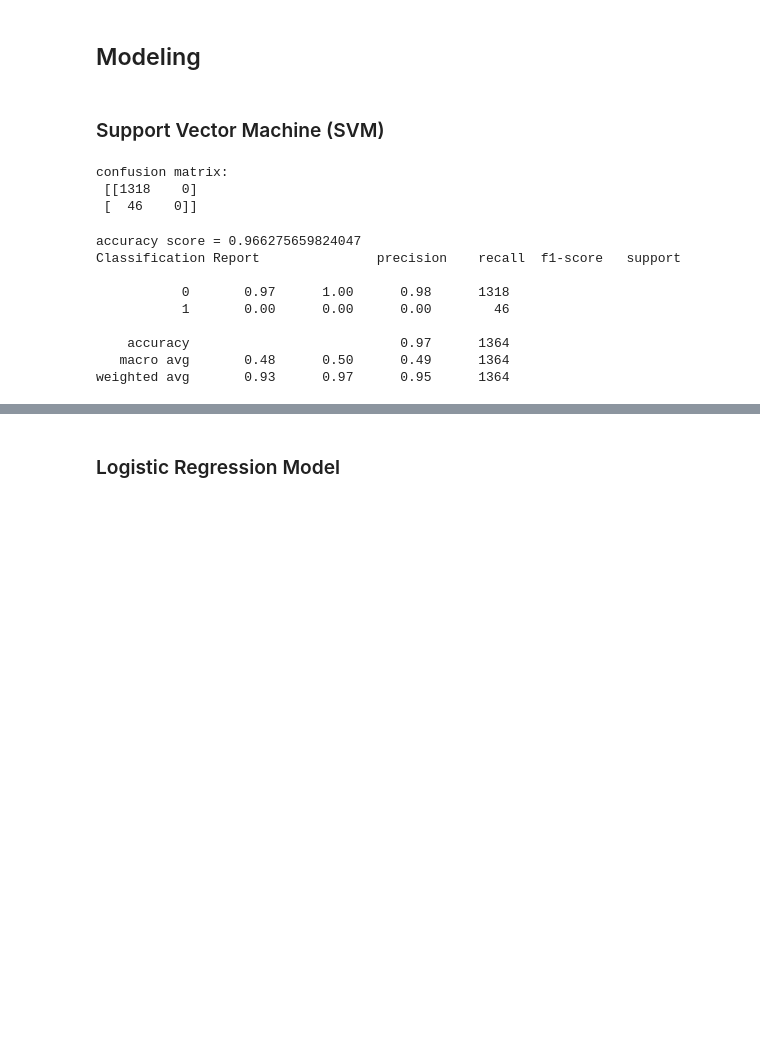
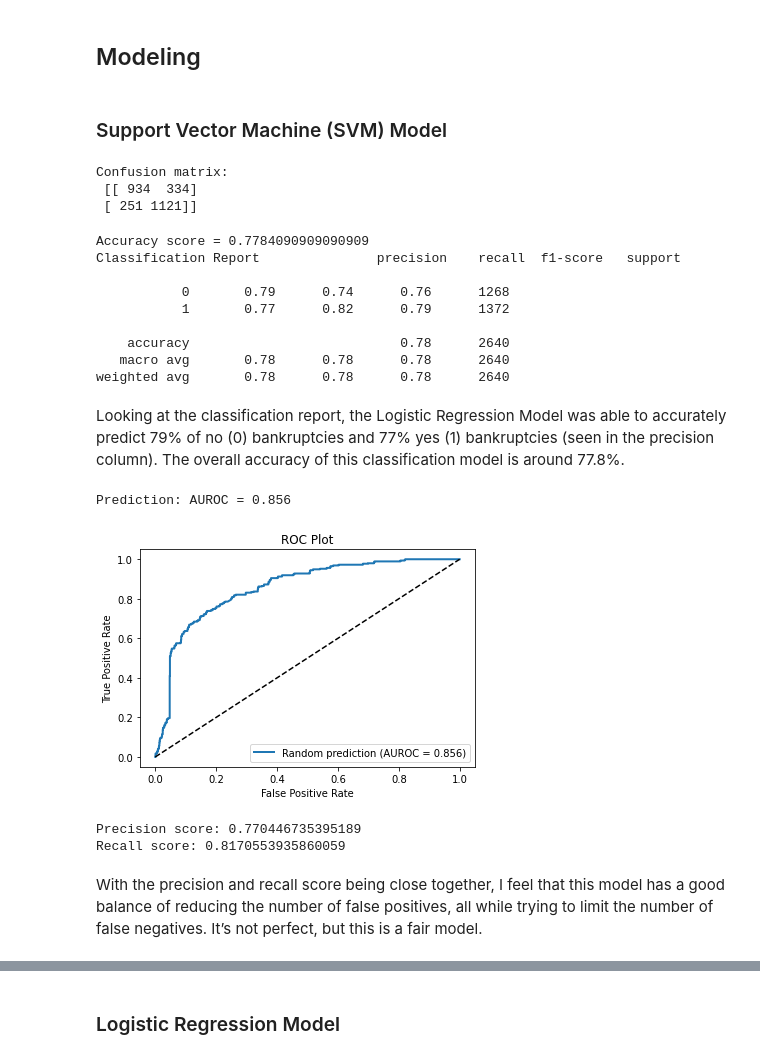
Before and after one commit to DrakeData/Bankruptcy_Prediction, a Jupyter notebook: bankruptcy_pred_main.ipynb, the cells around one changed output, grey strips where cells are left out. Saved outputs shown, nothing was run; the diff lists cells and outputs as text; code cells hidden in the pictures; blank space fills up the shorter version.

```diff
--- a/bankruptcy_pred_main.ipynb
+++ b/bankruptcy_pred_main.ipynb
@@ -119,32 +205,65 @@ y = df['Bankrupt?']
 x_train, x_test, y_train, y_test = train_test_split(x, y, test_size=0.2,
                                                     random_state=0)
 # %% [markdown]
-### Support Vector Machine (SVM)
+### Support Vector Machine (SVM) Model
 # %%
 # Set up model
-svc = SVC(kernel='rbf')
-svc.fit(x_train,y_train)
+svc = SVC(kernel='rbf', probability=True)
+svc.fit(x_train, y_train)
 
 # Get confusion matrix
 y_pred = svc.predict(x_test)
 cm = confusion_matrix(y_test, y_pred)
-print(f'confusion matrix:\n {cm}')
+print(f'Confusion matrix:\n {cm}')
 # %% [output]
-confusion matrix:
- [[1318    0]
- [  46    0]]
+Confusion matrix:
+ [[ 934  334]
+ [ 251 1121]]
 # %%
 # Check accuracy
 acc = accuracy_score(y_test, y_pred)
-print(f'accuracy score = {acc}')
+print(f'Accuracy score = {acc}')
 print(f'Classification Report {classification_report(y_test, y_pred)}')
 # %% [output]
-accuracy score = 0.966275659824047
+Accuracy score = 0.7784090909090909
 Classification Report               precision    recall  f1-score   support
 
-           0       0.97      1.00      0.98      1318
-           1       0.00      0.00      0.00        46
+           0       0.79      0.74      0.76      1268
+           1       0.77      0.82      0.79      1372
 
-    accuracy                           0.97      1364
-   macro avg       0.48      0.50      0.49      1364
-weighted avg       0.93      0.97      0.95      1364
+    accuracy                           0.78      2640
+   macro avg       0.78      0.78      0.78      2640
+weighted avg       0.78      0.78      0.78      2640
+# %% [markdown]
+Looking at the classification report, the Logistic Regression Model was able to accurately predict 79% of no (0) bankruptcies and 77% yes (1) bankruptcies (seen in the precision column). The overall accuracy of this classification model is around 77.8%.
+# %%
+svc_probs = svc.predict_proba(x_test)
+svc_auc = roc_auc_score(y_test, svc_probs[:, 1])
+print('Prediction: AUROC = %.3f' % (svc_auc))
+# %% [output]
+Prediction: AUROC = 0.856
+# %%
+svc_fpr, svc_tpr, _ = roc_curve(y_test, svc_probs[:, 1])
+
+plt.plot(svc_fpr, svc_tpr, linewidth=2, label='Random prediction (AUROC = %0.3f)' % svc_auc)
+plt.plot([0,1], [0,1], 'k--')
+
+# Title
+plt.title('ROC Plot')
+# Axis labels
+plt.xlabel('False Positive Rate')
+plt.ylabel('True Positive Rate')
+# Show legend
+plt.legend() #
+# Show plot
+plt.show()
+# %% [output]
+[figure, added]
+# %%
+print(f'Precision score: {precision_score(y_test, y_pred)}')
+print(f'Recall score: {recall_score(y_test, y_pred)}')
+# %% [output]
+Precision score: 0.770446735395189
+Recall score: 0.8170553935860059
+# %% [markdown]
+With the precision and recall score being close together, I feel that this model has a good balance of reducing the number of false positives, all while trying to limit the number of false negatives. It’s not perfect, but this is a fair model.
```
Also changed, not shown: parts of 45 cells of this notebook.
